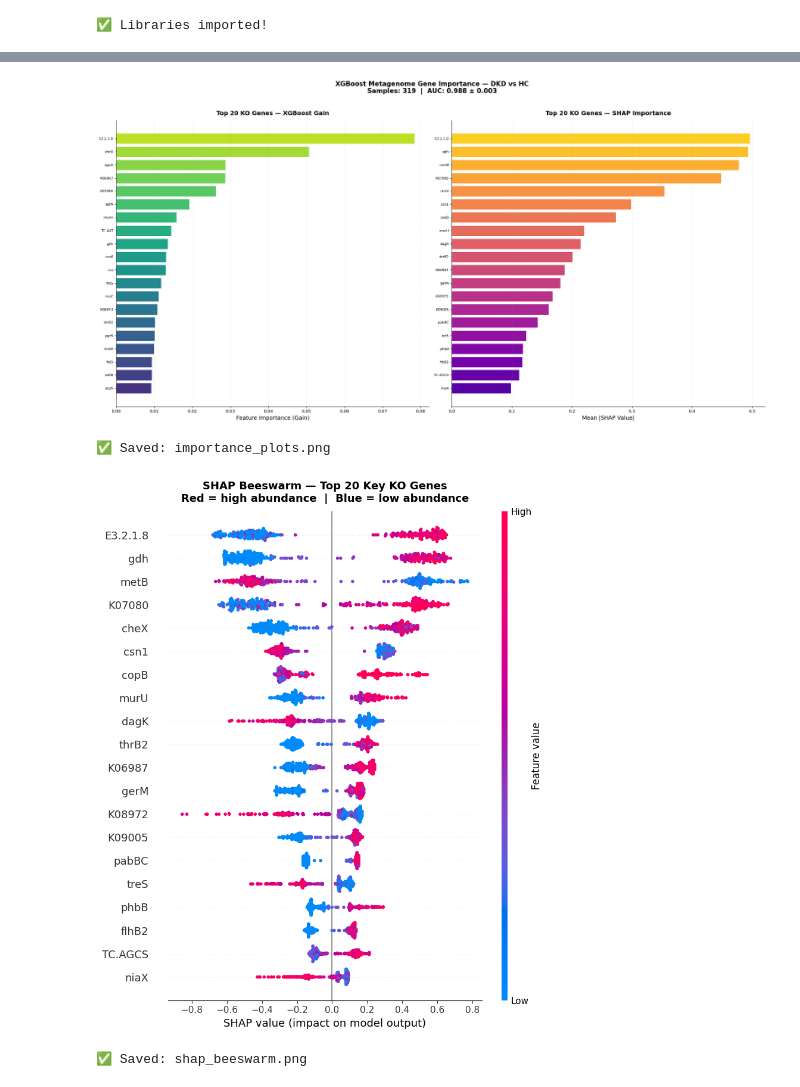
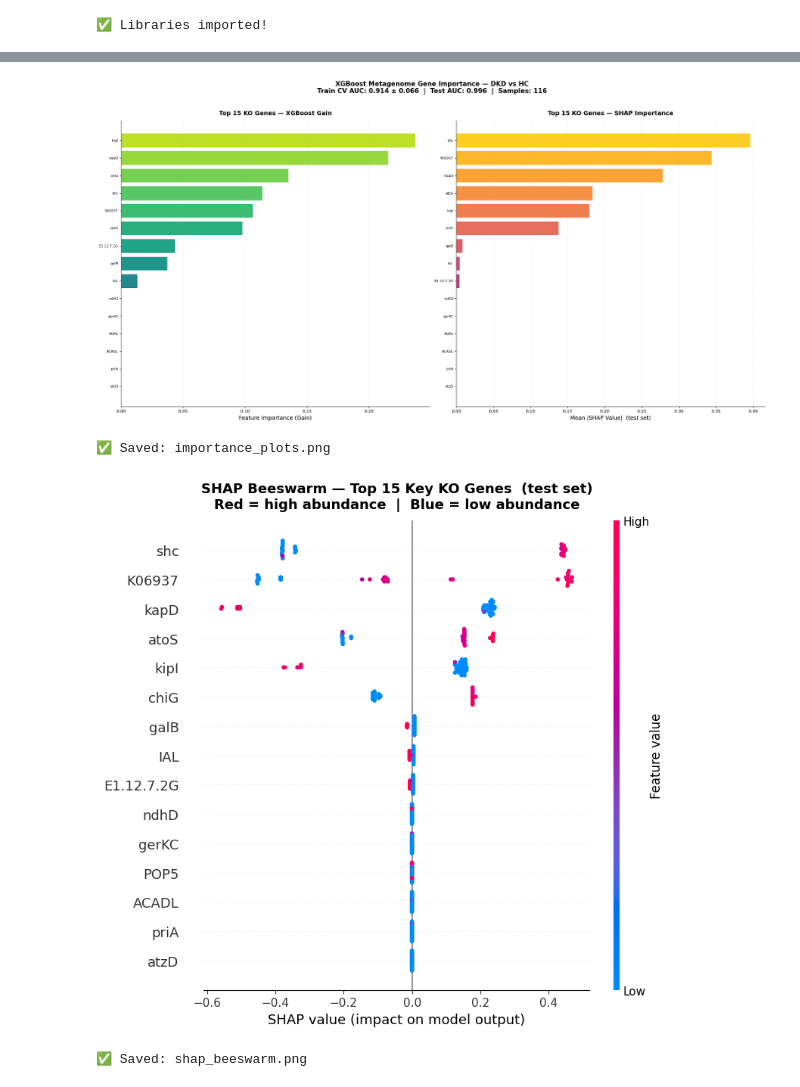
Before and after one commit to nibaskumar93n-debug/Morphoinformatics, a Jupyter notebook: Key_gene_selection_SHAP.ipynb, the cells around one changed output, grey strips where cells are left out. Cells and saved outputs as stored; diff of their text form; code cells hidden in the pictures.

```diff
--- a/Key_gene_selection_SHAP.ipynb
+++ b/Key_gene_selection_SHAP.ipynb
@@ -58,7 +64,7 @@ print("✅ Libraries imported!")
 # %% [output]
 ✅ Libraries imported!
 # %%
-raw = pd.read_csv(DESCRIP_FILE, sep='\t', index_col=0, comment='#')
+raw = pd.read_csv(DESCRIP_FILE, index_col=0, comment='#')
 
 desc_col = next((c for c in raw.columns if 'desc' in c.lower()), None)
 
@@ -69,6 +75,7 @@ else:
     annot_raw  = pd.DataFrame(index=raw.index)
     gene_table = raw.copy()
 
+# KO rows, sample columns → transpose
 gene_table = gene_table.T
 gene_table = gene_table.apply(pd.to_numeric, errors='coerce').fillna(0)
 
@@ -160,22 +238,24 @@ Class counts   : {'DKD': np.int64(180), 'HC': np.int64(139)}
 # %%
 model = XGBClassifier(
-    n_estimators     = 300,
-    max_depth        = 4,
-    learning_rate    = 0.05,
-    subsample        = 0.8,
-    colsample_bytree = 0.8,
-    eval_metric      = "mlogloss" if n_classes > 2 else "logloss",
-    random_state     = RANDOM_STATE,
-    n_jobs           = -1,
+    **best_params,
+    eval_metric  = "mlogloss" if n_classes > 2 else "logloss",
+    random_state = RANDOM_STATE,
+    n_jobs       = -1,
 )
 
-cv = StratifiedKFold(n_splits=N_CV_FOLDS, shuffle=True, random_state=RANDOM_STATE)
-cv_scores = cross_val_score(model, X, y, cv=cv,
-                             scoring='roc_auc_ovr' if n_classes > 2 else 'roc_auc')
+cv_outer  = StratifiedKFold(n_splits=N_CV_FOLDS, shuffle=True, random_state=RANDOM_STATE)
+cv_scores = cross_val_score(model, X_train, y_train, cv=cv_outer,
+                             scoring="roc_auc_ovr" if n_classes > 2 else "roc_auc")
 
-print(f"CV AUC: {cv_scores.mean():.4f} ± {cv_scores.std():.4f}")
-print(f"Per-fold: {[round(s, 4) for s in cv_scores]}")
+print(f"Outer CV AUC (train): {cv_scores.mean():.4f} ± {cv_scores.std():.4f}")
+print(f"Per-fold            : {[round(s, 4) for s in cv_scores]}")
 
-model.fit(X, y)
-print("✅ Final model trained")
+model.fit(X_train, y_train)
+
+test_proba = model.predict_proba(X_test)
+test_auc   = roc_auc_score(y_test,
+                            test_proba[:, 1] if n_classes == 2 else test_proba,
+                            multi_class="ovr")
+print(f"\nHeld-out Test AUC : {test_auc:.4f}")
+print("✅ Final model trained and evaluated")
 # %% [output]
@@ -216,8 +298,8 @@ K19091      cas6    0.013092                    CRISPR-associated endoribonuclea
 # %%
-print("Computing SHAP values ...")
+print("Computing SHAP values on test set ...")
 
 explainer   = shap.TreeExplainer(model)
-shap_values = explainer.shap_values(X)
+shap_values = explainer.shap_values(X_test)
 
 if isinstance(shap_values, list):
     mean_shap = np.mean([np.abs(sv).mean(axis=0) for sv in shap_values], axis=0)
@@ -234,7 +316,7 @@ shap_df["Label"]      = shap_df["KO"].map(label_map).fillna(shap_df["KO"])
 shap_df["gene_name"]  = shap_df["KO"].map(annot_df["gene_name"]).fillna("Unknown")
 shap_df["definition"] = shap_df["KO"].map(annot_df["definition"]).fillna("No annotation")
 
-print("✅ SHAP values computed!")
+print("✅ SHAP values computed on held-out test set!")
 print(f"\nTop 10 genes by SHAP:")
 print(shap_df[["KO","gene_name","Mean_SHAP","definition"]].head(10).to_string(index=False))
 # %% [output]
@@ -271,7 +353,7 @@ top_shap = shap_df.head(TOP_N).sort_values("Mean_SHAP")
 cmap_b   = plt.cm.plasma(np.linspace(0.15, 0.9, len(top_shap)))
 axes[1].barh(top_shap["Label"], top_shap["Mean_SHAP"],
              color=cmap_b, edgecolor="white", linewidth=0.5)
-axes[1].set_xlabel("Mean |SHAP Value|", fontsize=13)
+axes[1].set_xlabel("Mean |SHAP Value|  (test set)", fontsize=13)
 axes[1].set_title(f"Top {TOP_N} KO Genes — SHAP Importance",
                   fontsize=14, fontweight="bold", pad=12)
 axes[1].tick_params(axis="y", labelsize=8)
@@ -280,7 +362,8 @@ axes[1].spines[["top","right"]].set_visible(False)
 
 plt.suptitle(
     f"XGBoost Metagenome Gene Importance — DKD vs HC\n"
-    f"Samples: {len(X)}  |  AUC: {cv_scores.mean():.3f} ± {cv_scores.std():.3f}",
+    f"Train CV AUC: {cv_scores.mean():.3f} ± {cv_scores.std():.3f}  |  "
+    f"Test AUC: {test_auc:.3f}  |  Samples: {len(X)}",
     fontsize=15, fontweight="bold", y=1.02
 )
 plt.tight_layout()
@@ -288,36 +371,36 @@ plt.savefig("importance_plots.png", dpi=150, bbox_inches="tight")
 plt.show()
 print("✅ Saved: importance_plots.png")
 # %% [output]
-[figure, old version]
+[figure, new version]
 ✅ Saved: importance_plots.png
 # %%
 top_fids   = shap_df.head(TOP_N)["KO"].tolist()
 top_idx    = [feature_names.index(f) for f in top_fids if f in feature_names]
 top_labels = [shap_df.loc[shap_df["KO"] == feature_names[i], "Label"].values[0]
                for i in top_idx]
 
 shap_vals_plot = shap_values[0] if isinstance(shap_values, list) else shap_values
 base_val       = (explainer.expected_value[0]
                   if isinstance(explainer.expected_value, (list, np.ndarray))
                   else explainer.expected_value)
 
 explanation = shap.Explanation(
     values        = shap_vals_plot[:, top_idx],
     base_values   = base_val,
-    data          = X[:, top_idx],
+    data          = X_test[:, top_idx],
     feature_names = top_labels
 )
 
 plt.figure(figsize=(12, 11))
 shap.plots.beeswarm(explanation, show=False, max_display=TOP_N)
-plt.title(f"SHAP Beeswarm — Top {TOP_N} Key KO Genes\n"
+plt.title(f"SHAP Beeswarm — Top {TOP_N} Key KO Genes  (test set)\n"
           f"Red = high abundance  |  Blue = low abundance",
           fontsize=13, fontweight="bold", pad=12)
 plt.tight_layout()
 plt.savefig("shap_beeswarm.png", dpi=150, bbox_inches="tight")
 plt.show()
 print("✅ Saved: shap_beeswarm.png")
 # %% [output]
-[figure, old version]
+[figure, new version]
 ✅ Saved: shap_beeswarm.png
 # %%
```
Also changed, not shown: parts of 15 cells of this notebook.
